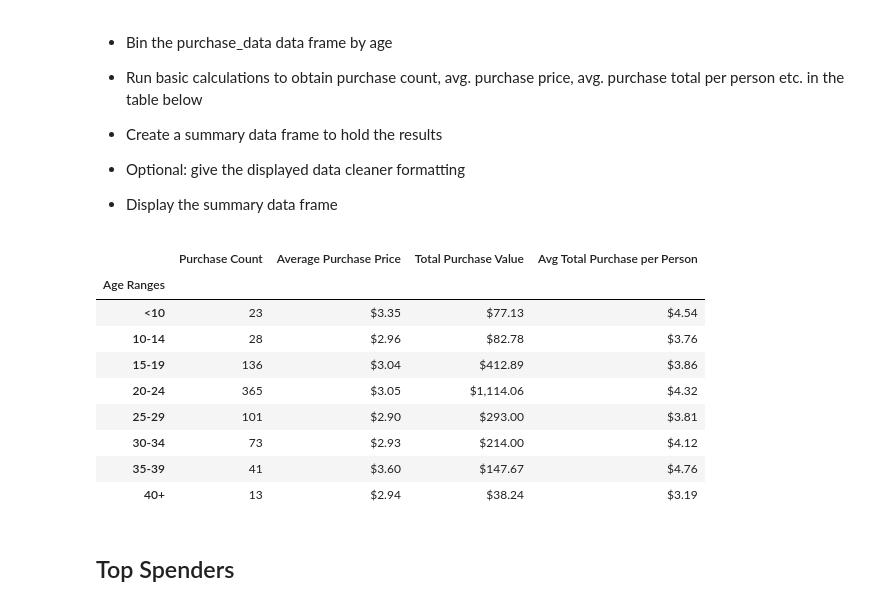
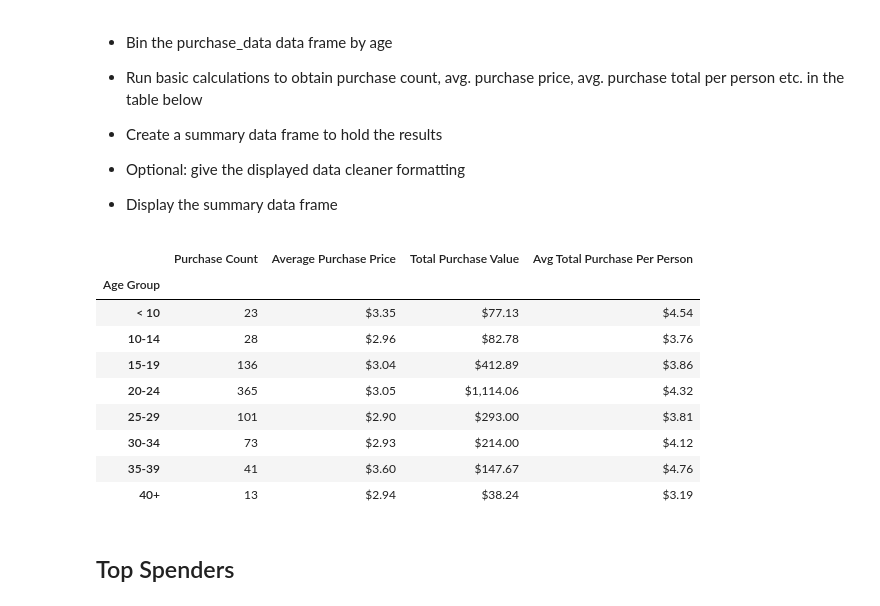
Before and after one commit to JCat3/pandas, a Jupyter notebook: HeoresofPymoli/HeroesOfPymoli_starter.ipynb, the cells around one changed output. Cells and saved outputs as stored; diff of their text form; code cells hidden in the pictures.

```diff
--- a/HeoresofPymoli/HeroesOfPymoli_starter.ipynb
+++ b/HeoresofPymoli/HeroesOfPymoli_starter.ipynb
@@ -216,26 +225,43 @@ age_analysis
 
 * Display the summary data frame
 # %%
+purchase_age_analysis = purchase_data.loc[:, ["SN", "Age", "Item ID", "Price"]]
+
 #create bins for ages
-bins = [0, 9, 14, 19, 24, 29, 34, 39, 40]
+bins = [0, 9, 14, 19, 24, 29, 34, 39, 200]
 
 #create labels for bins
 age_labels = ["< 10", "10-14", "15-19", "20-24", "25-29", "30-34", "35-39", "40+"]
 
 #place data series into a new colimn inside of data frame
-age_analysis["Age Group"] = pd.cut(age_analysis["Age"], bins, labels=age_labels).head()
+purchase_age_analysis["Age Group"] = pd.cut(age_analysis["Age"], bins, labels=age_labels)
 
-age_analysis_group["Age Group"].head()
+purchase_age_grouped = purchase_age_analysis.groupby("Age Group")
 
-#create groupby based on age
-age_analysis_group = age_analysis.groupby("Age Group")
+purchase_count = purchase_age_grouped["Price"].count()
 
-#find how many rows fall into each bin
-age_analysis_group.count()
+average_purchase_price = purchase_age_grouped["Price"].mean()
+
+total_purchase_value = purchase_age_grouped["Price"].sum()
+
+average_per_person = total_purchase_value / purchase_age_grouped["SN"].nunique()
+
+purchase_age_data = pd.DataFrame({
+   "Purchase Count": purchase_count,
+   "Average Purchase Price": average_purchase_price,
+    "Total Purchase Value": total_purchase_value,
+    "Avg Total Purchase Per Person": average_per_person
+    })
+
+purchase_age_data
+purchase_age_data.style.format({'Average Purchase Price': "${:,.2f}",
+                                'Total Purchase Value': "${:,.2f}",
+                                'Avg Total Purchase Per Person': "${:,.2f}",
+                                 })
 # %% [output]
-|  | Purchase Count | Average Purchase Price | Total Purchase Value | Avg Total Purchase per Person |
-| Age Ranges |  |  |  |  |
-| <10 | 23 | $3.35 | $77.13 | $4.54 |
+|  | Purchase Count | Average Purchase Price | Total Purchase Value | Avg Total Purchase Per Person |
+| Age Group |  |  |  |  |
+| < 10 | 23 | $3.35 | $77.13 | $4.54 |
 | 10-14 | 28 | $2.96 | $82.78 | $3.76 |
 | 15-19 | 136 | $3.04 | $412.89 | $3.86 |
 | 20-24 | 365 | $3.05 | $1,114.06 | $4.32 |
```
Also changed, not shown: parts of 5 cells of this notebook.
